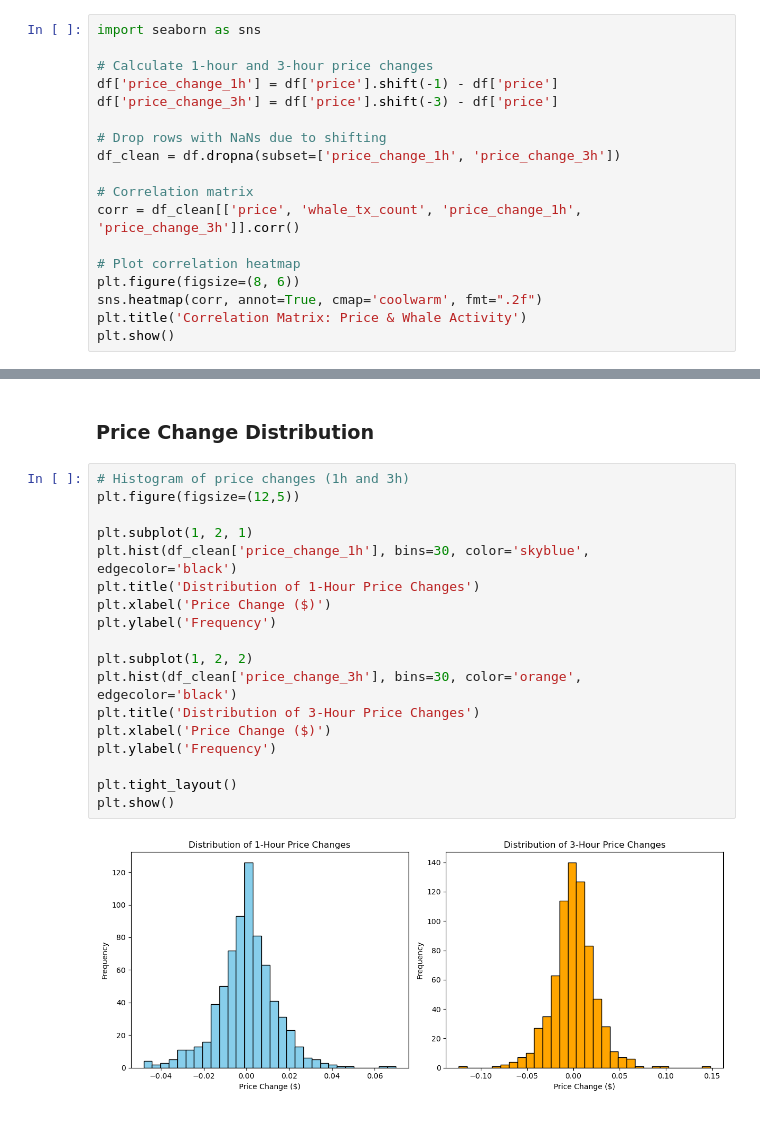
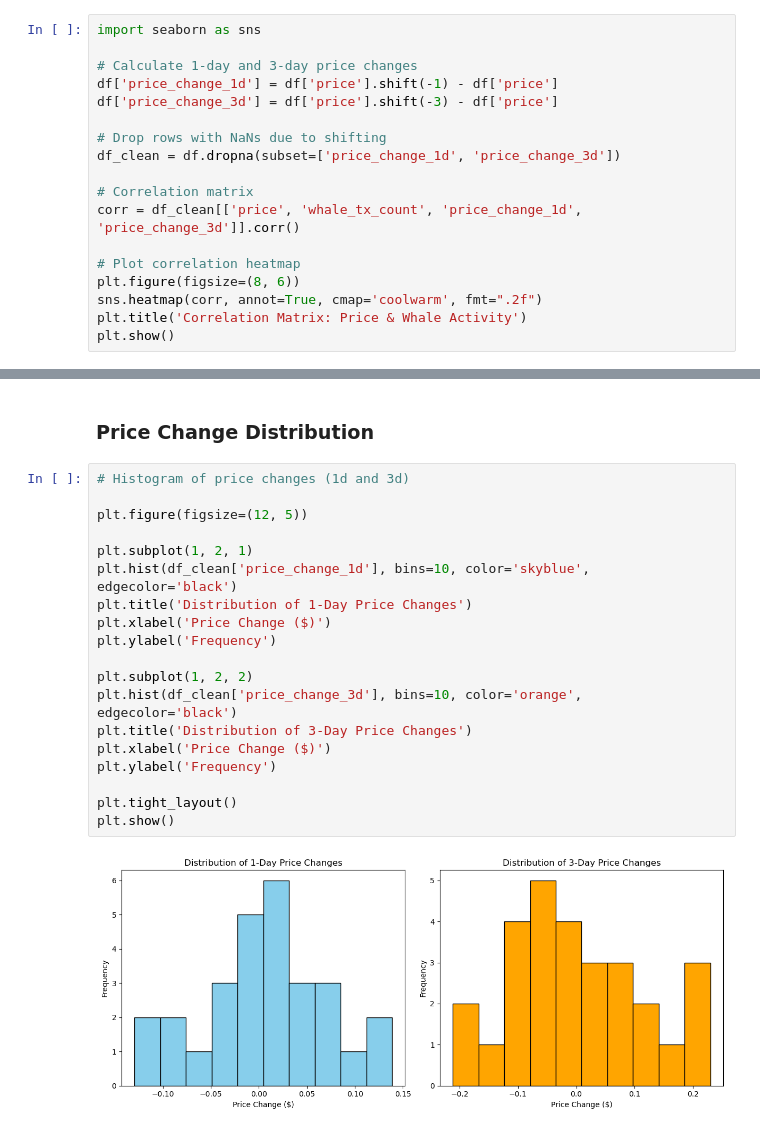
Before and after one commit to CHINEDU-UZORUE/web3-mini-capstone, a Jupyter notebook: minic/Notebooks/04_visualize.ipynb, the cells around one changed output, grey strips where cells are left out. Cells and saved outputs as stored; diff of their text form.

Commit message:
updated visualize file

```diff
--- a/minic/Notebooks/04_visualize.ipynb
+++ b/minic/Notebooks/04_visualize.ipynb
@@ -33,15 +63,15 @@ plt.show()
 # %%
 import seaborn as sns
 
-# Calculate 1-hour and 3-hour price changes
-df['price_change_1h'] = df['price'].shift(-1) - df['price']
-df['price_change_3h'] = df['price'].shift(-3) - df['price']
+# Calculate 1-day and 3-day price changes
+df['price_change_1d'] = df['price'].shift(-1) - df['price']
+df['price_change_3d'] = df['price'].shift(-3) - df['price']
 
 # Drop rows with NaNs due to shifting
-df_clean = df.dropna(subset=['price_change_1h', 'price_change_3h'])
+df_clean = df.dropna(subset=['price_change_1d', 'price_change_3d'])
 
 # Correlation matrix
-corr = df_clean[['price', 'whale_tx_count', 'price_change_1h', 'price_change_3h']].corr()
+corr = df_clean[['price', 'whale_tx_count', 'price_change_1d', 'price_change_3d']].corr()
 
 # Plot correlation heatmap
 plt.figure(figsize=(8, 6))
@@ -57,22 +87,23 @@ From the Correlation Matrix above, whale transactions are strongly correlated wi
 # %% [markdown]
 ### Price Change Distribution
 # %%
-# Histogram of price changes (1h and 3h)
-plt.figure(figsize=(12,5))
+# Histogram of price changes (1d and 3d)
+
+plt.figure(figsize=(12, 5))
 
 plt.subplot(1, 2, 1)
-plt.hist(df_clean['price_change_1h'], bins=30, color='skyblue', edgecolor='black')
-plt.title('Distribution of 1-Hour Price Changes')
+plt.hist(df_clean['price_change_1d'], bins=10, color='skyblue', edgecolor='black')
+plt.title('Distribution of 1-Day Price Changes')
 plt.xlabel('Price Change ($)')
 plt.ylabel('Frequency')
 
 plt.subplot(1, 2, 2)
-plt.hist(df_clean['price_change_3h'], bins=30, color='orange', edgecolor='black')
-plt.title('Distribution of 3-Hour Price Changes')
+plt.hist(df_clean['price_change_3d'], bins=10, color='orange', edgecolor='black')
+plt.title('Distribution of 3-Day Price Changes')
 plt.xlabel('Price Change ($)')
 plt.ylabel('Frequency')
 
 plt.tight_layout()
 plt.show()
 # %% [output]
-[figure, old version]
+[figure, new version]
```
Also changed, not shown: parts of 4 cells of this notebook, 1 other file.
